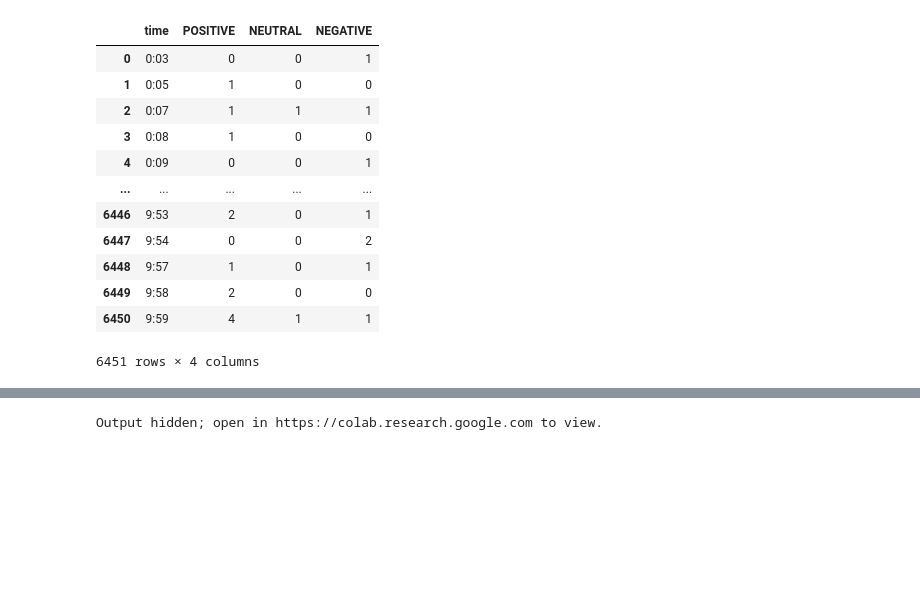
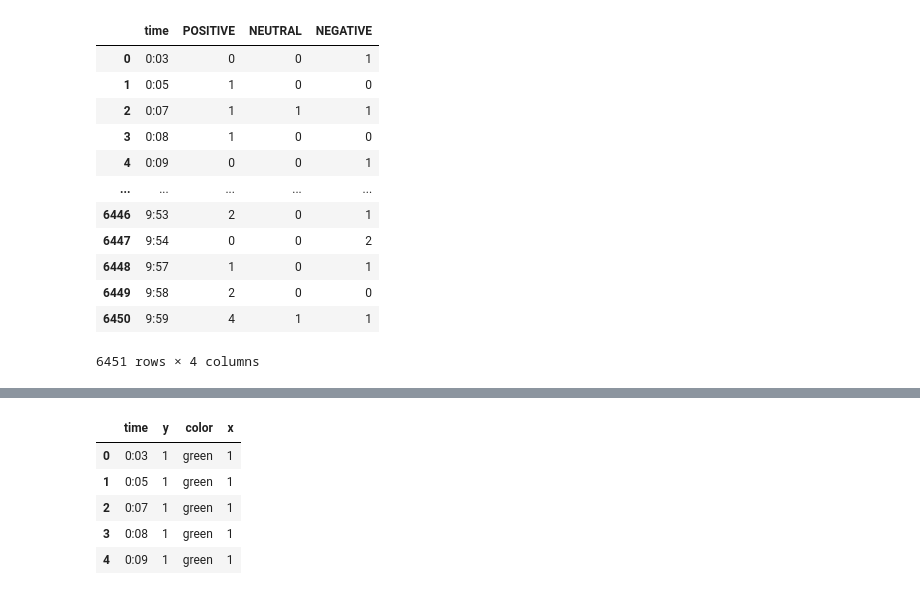
Before and after one commit to Martinerramuspe/NLP_PROJECTS, a Jupyter notebook: 01_proyecto/INTEGRADOR.ipynb, the cells around one changed output, grey strips where cells are left out. Drawn from its saved outputs; the diff is of its cells as text; code cells hidden in the pictures; blank space fills up the shorter version.

```diff
--- a/01_proyecto/INTEGRADOR.ipynb
+++ b/01_proyecto/INTEGRADOR.ipynb
@@ -287,51 +257,13 @@ Output hidden; open in https://colab.research.google.com to view.
-# %%
-import pandas as pd
-import plotly.express as px
-
-# Supongamos que df_positive, df_neutral, df_negative ya están definidos...
-
-# Asignar colores a cada categoría al crear los DataFrames
-color_mapping = {'POSITIVE': 'green', 'NEUTRAL': 'white', 'NEGATIVE': 'red'}
-
-df_positive['color'] = color_mapping['POSITIVE']
-df_neutral['color'] = color_mapping['NEUTRAL']
-df_negative['color'] = color_mapping['NEGATIVE']
-
-# Concatenar los conjuntos de datos
-df = pd.concat([df_positive, df_neutral, df_negative], keys=['POSITIVE', 'NEUTRAL', 'NEGATIVE'])
-
-# GRÁFICO ANIMADO
-fig = px.scatter(df, x='time', y='y', animation_frame='time', color='color',
-                 range_x=[0, 6], range_y=[0, 3], color_discrete_sequence=['green', 'white', 'red'])
-
-# Personalizar la animación
-fig.update_layout(
-    title='Gráfica Animada con Plotly',
-    xaxis_title='time',
-    yaxis_title='Eje Y',
-    template='plotly_dark',
-    xaxis=dict(showgrid=False),
-    yaxis=dict(showgrid=False),
-    height=600
-)
-
-# GRÁFICO ESTÁTICO
-fig_total = px.line(df, x='time', y='y', color='color', range_x=[0, 6], range_y=[0, 3],
-                    line_dash='color', color_discrete_sequence=['green', 'white', 'red'])
-
-# Personalizar la gráfica total
-fig_total.update_layout(
-    title='Trayectorias del Recorrido Total',
-    xaxis_title='time',
-    yaxis_title='Eje Y',
-    template='plotly_dark',
-    xaxis=dict(showgrid=False),
-    yaxis=dict(showgrid=False),
-    height=800
-)
-
-# Mostrar ambas gráficas
-fig.show()
-fig_total.show()
-# %% [output]
-Output hidden; open in https://colab.research.google.com to view.
+# %%
+df_positive['x'] = 1
+df_positive['y'] = 1
+# %%
+df_positive['x'] = 1
+df_positive['y'] = 1
+# %% [output]
+|  | time | y | color | x |
+| 0 | 0:03 | 1 | green | 1 |
+| 1 | 0:05 | 1 | green | 1 |
+| 2 | 0:07 | 1 | green | 1 |
+| 3 | 0:08 | 1 | green | 1 |
+| 4 | 0:09 | 1 | green | 1 |
```
Also changed, not shown: parts of 10 cells of this notebook, 2 other files.
